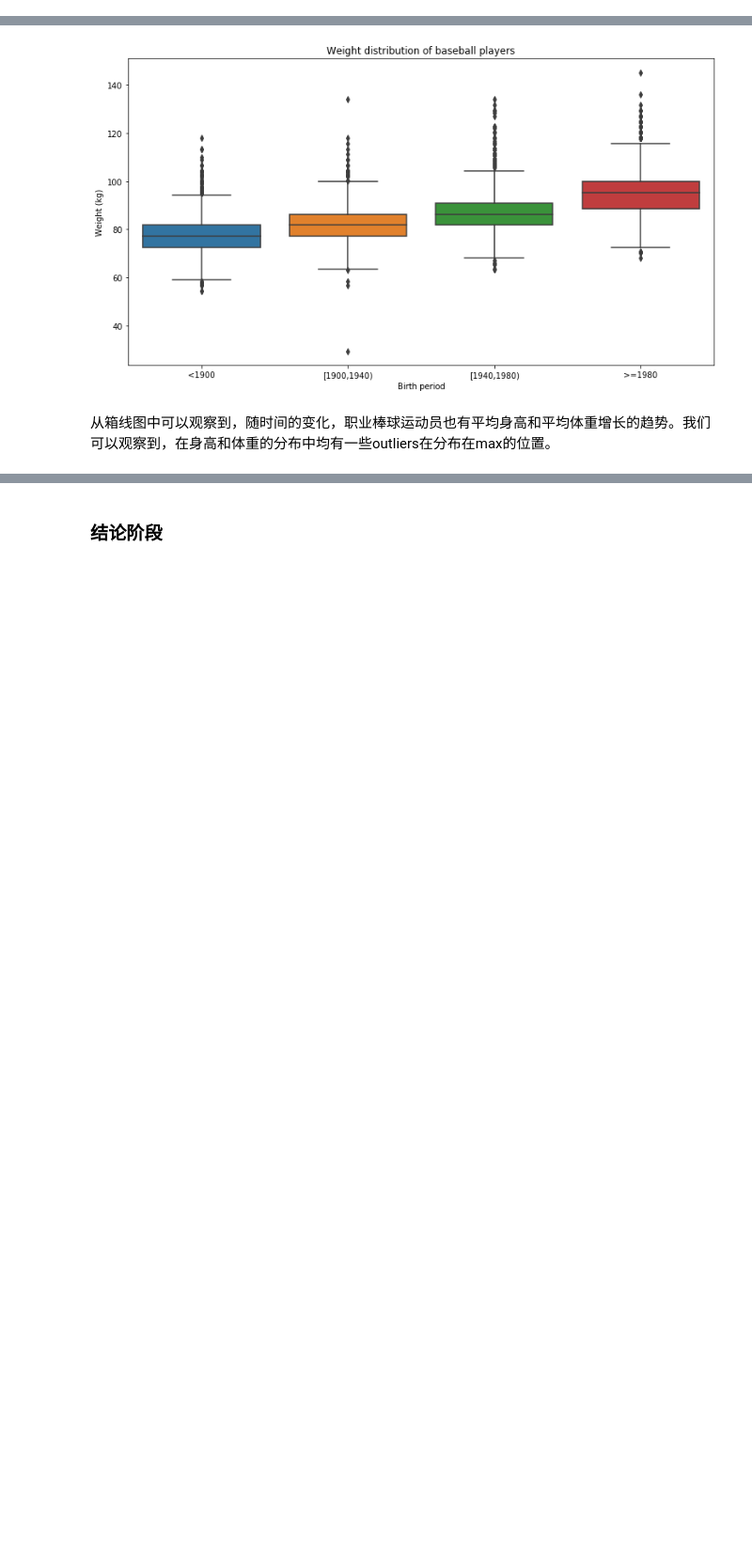
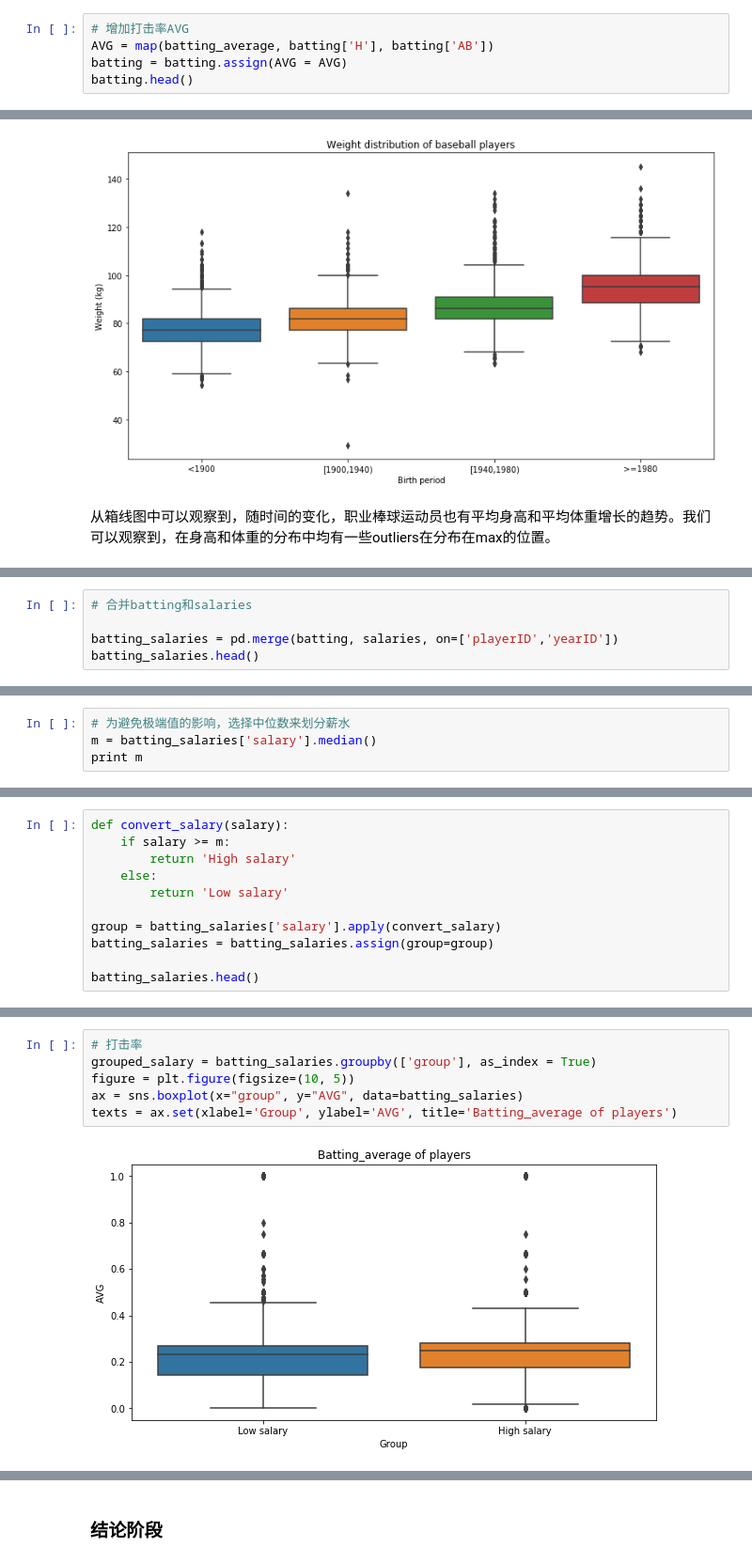
Before and after one commit to JillHe/P2-baseball-dataset, a Jupyter notebook: p2.ipynb, the cells around one changed output, grey strips where cells are left out. Shown at 94% size. Saved outputs shown, nothing was run; the diff lists cells and outputs as text; blank space fills up the shorter version.

```diff
--- a/p2.ipynb
+++ b/p2.ipynb
@@ -166,0 +246,5 @@ height_and_weight.head()
+# %%
+# 增加打击率AVG
+AVG = map(batting_average, batting['H'], batting['AB'])
+batting = batting.assign(AVG = AVG)
+batting.head()
@@ -239,0 +345,5 @@ texts = ax.set(xlabel='Birth period', ylabel='Weight (kg)', title='Weight distri
+# %%
+# 合并batting和salaries
+
+batting_salaries = pd.merge(batting, salaries, on=['playerID','yearID'])
+batting_salaries.head()
@@ -239,0 +357,4 @@ texts = ax.set(xlabel='Birth period', ylabel='Weight (kg)', title='Weight distri
+# %%
+# 为避免极端值的影响，选择中位数来划分薪水
+m = batting_salaries['salary'].median()
+print m
@@ -239,0 +363,11 @@ texts = ax.set(xlabel='Birth period', ylabel='Weight (kg)', title='Weight distri
+# %%
+def convert_salary(salary):
+    if salary >= m:
+        return 'High salary'
+    else:
+        return 'Low salary'
+
+group = batting_salaries['salary'].apply(convert_salary)
+batting_salaries = batting_salaries.assign(group=group)
+
+batting_salaries.head()
@@ -239,0 +381,8 @@ texts = ax.set(xlabel='Birth period', ylabel='Weight (kg)', title='Weight distri
+# %%
+# 打击率
+grouped_salary = batting_salaries.groupby(['group'], as_index = True)
+figure = plt.figure(figsize=(10, 5))
+ax = sns.boxplot(x="group", y="AVG", data=batting_salaries)
+texts = ax.set(xlabel='Group', ylabel='AVG', title='Batting_average of players')
+# %% [output]
+[figure, added]
```
Also changed, not shown: parts of 23 cells of this notebook.
